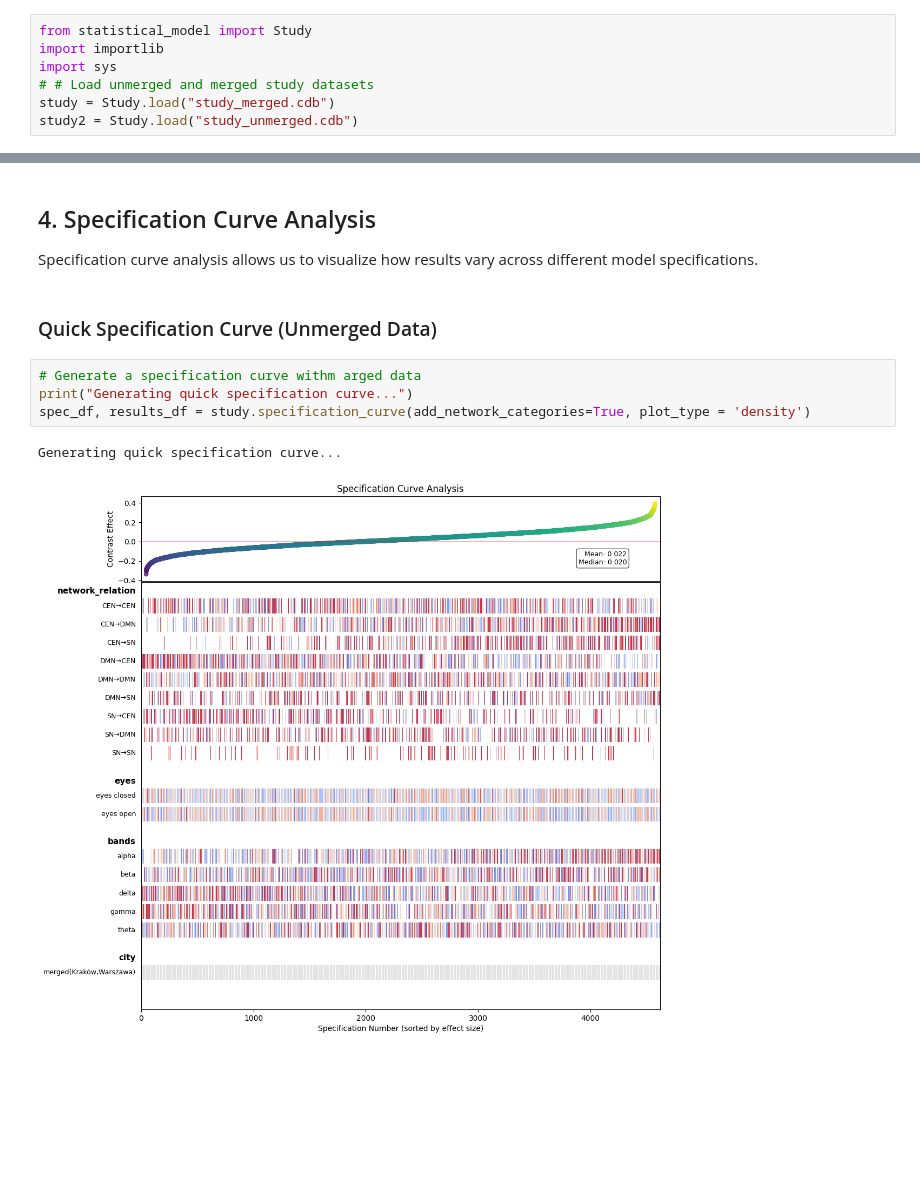
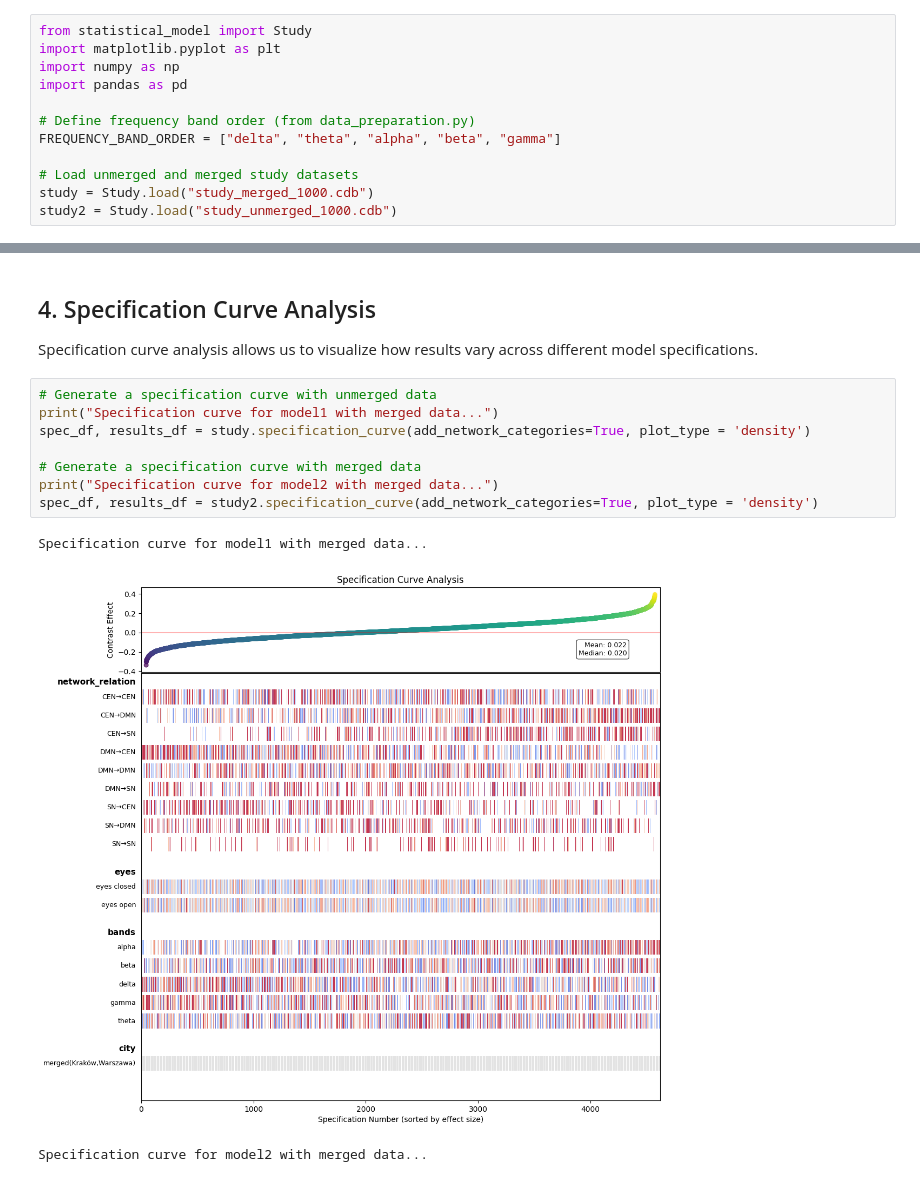
Before and after one commit to pawlenartowicz/neuroimaging_study_on_psychedelic_users, a Jupyter notebook: effective_connectivity/results.ipynb, the cells around one changed output, grey strips where cells are left out. Saved outputs shown, nothing was run; the diff lists cells and outputs as text; blank space fills up the shorter version.

Commit message:
toy model: 1000 permutations

```diff
--- a/effective_connectivity/results.ipynb
+++ b/effective_connectivity/results.ipynb
@@ -11,9 +11,14 @@ This notebook covers:
 First, we'll import the Study class and load both the unmerged and merged datasets.
 # %%
 from statistical_model import Study
-import importlib
-import sys
-# # Load unmerged and merged study datasets
-study = Study.load("study_merged.cdb")
-study2 = Study.load("study_unmerged.cdb")
+import matplotlib.pyplot as plt
+import numpy as np
+import pandas as pd
+
+# Define frequency band order (from data_preparation.py)
+FREQUENCY_BAND_ORDER = ["delta", "theta", "alpha", "beta", "gamma"]
+
+# Load unmerged and merged study datasets
+study = Study.load("study_merged_1000.cdb")
+study2 = Study.load("study_unmerged_1000.cdb")
 # %% [output]
@@ -124,12 +341,15 @@ Note: All p-values, standard errors, and confidence intervals are permutation-ba
 ## 4. Specification Curve Analysis
 
 Specification curve analysis allows us to visualize how results vary across different model specifications.
-# %% [markdown]
-### Quick Specification Curve (Unmerged Data)
 # %%
-# Generate a specification curve withm arged data
-print("Generating quick specification curve...")
+# Generate a specification curve with unmerged data
+print("Specification curve for model1 with merged data...")
 spec_df, results_df = study.specification_curve(add_network_categories=True, plot_type = 'density')
+
+# Generate a specification curve with merged data
+print("Specification curve for model2 with merged data...")
+spec_df, results_df = study2.specification_curve(add_network_categories=True, plot_type = 'density')
 # %% [output]
-Generating quick specification curve...
+Specification curve for model1 with merged data...
-[figure, old version]
+[figure, new version]
+Specification curve for model2 with merged data...
```
Also changed, not shown: parts of 8 cells of this notebook, 4 other files.
